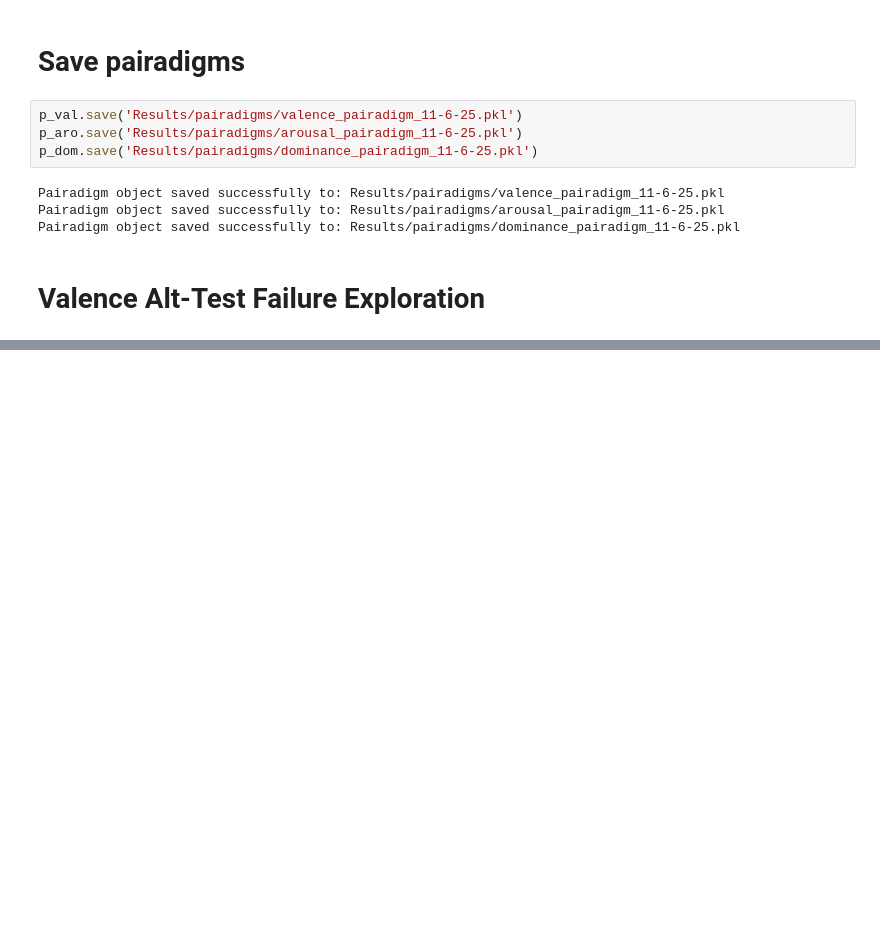
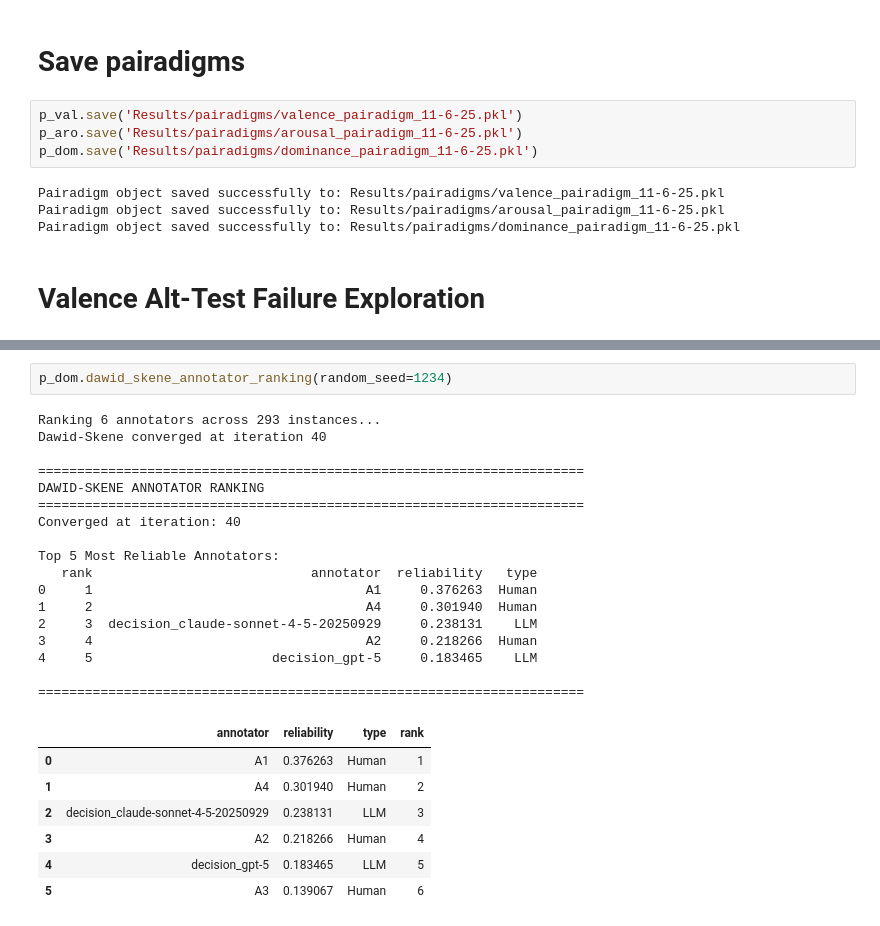
Before and after one commit to EDSI-UMD-College-Park/EmoPair, a Jupyter notebook: OLD analyze sample.ipynb, the cells around one changed output, grey strips where cells are left out. Saved outputs shown, nothing was run; the diff lists cells and outputs as text; blank space fills up the shorter version.

```diff
--- a/sample analysis.ipynb
+++ b/OLD analyze sample.ipynb
@@ -456,3 +464,30 @@ p_val.pairwise_df
+# %%
+p_dom.dawid_skene_annotator_ranking(random_seed=1234)
+# %% [output]
+Ranking 6 annotators across 293 instances...
+Dawid-Skene converged at iteration 40
+
+======================================================================
+DAWID-SKENE ANNOTATOR RANKING
+======================================================================
+Converged at iteration: 40
+
+Top 5 Most Reliable Annotators:
+   rank                            annotator  reliability   type
+0     1                                   A1     0.376263  Human
+1     2                                   A4     0.301940  Human
+2     3  decision_claude-sonnet-4-5-20250929     0.238131    LLM
+3     4                                   A2     0.218266  Human
+4     5                       decision_gpt-5     0.183465    LLM
+
+======================================================================
+|  | annotator | reliability | type | rank |
+| 0 | A1 | 0.376263 | Human | 1 |
+| 1 | A4 | 0.301940 | Human | 2 |
+| 2 | decision_claude-sonnet-4-5-20250929 | 0.238131 | LLM | 3 |
+| 3 | A2 | 0.218266 | Human | 4 |
+| 4 | decision_gpt-5 | 0.183465 | LLM | 5 |
+| 5 | A3 | 0.139067 | Human | 6 |
 # %%
 import numpy as np
 import seaborn as sns
```
Also changed, not shown: parts of 3 cells of this notebook, 15 other files.
